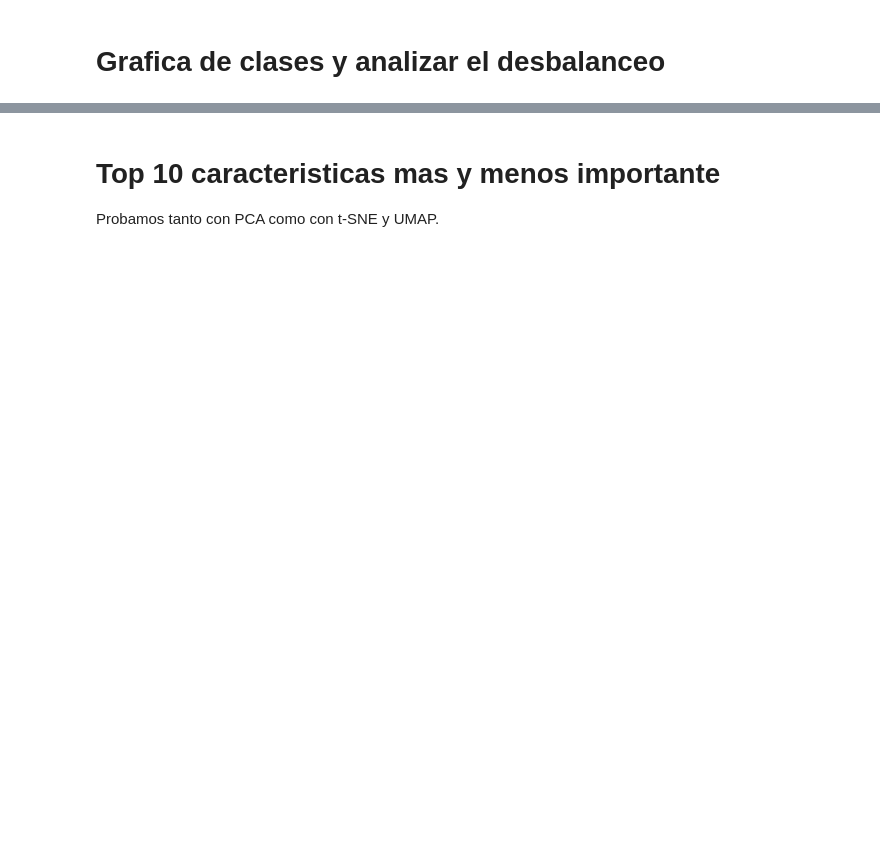
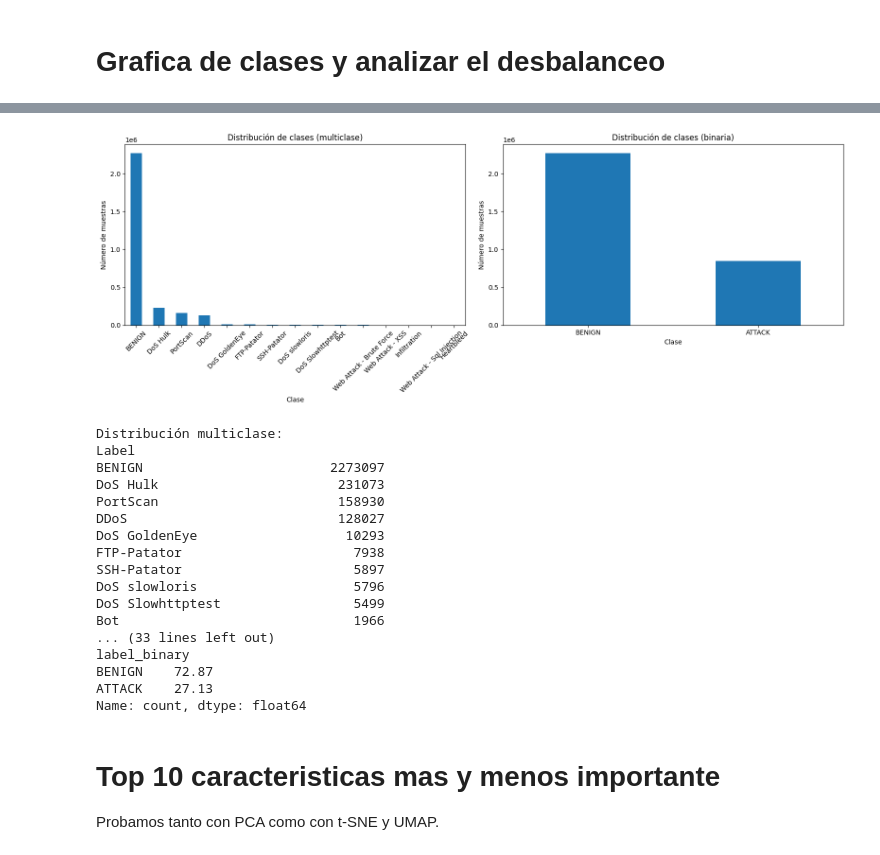
Before and after one commit to pabloChantada/cyber, a Jupyter notebook: analisis.ipynb, the cells around one changed output, grey strips where cells are left out. Drawn from its saved outputs; the diff is of its cells as text; code cells hidden in the pictures; blank space fills up the shorter version.

```diff
--- a/analisis.ipynb
+++ b/analisis.ipynb
@@ -181,15 +213,13 @@ Primeras 5 filas:
 # %%
-# Añadimos las columnas codificadas al DataFrame original
-encoded_df = pd.DataFrame(encoded_array, columns=encoder.get_feature_names_out(['Label']))
-df = pd.concat([df, encoded_df], axis=1)
+print("Columnas añadidas para análisis:")
+print("- hour")
+print("- day_of_week")
+print("- label_binary")
+print("- label_multiclass_encoded")
 
-# Eliminar la columna de label orginal y las columnas de IPs, Flow ID y Timestamp,
-#  ya que no aportan informacion util para el analisis y son categoricas no codificables
+print(f"\nShape actual del dataset: {df.shape}")
+print(f"Número total de columnas: {df.shape[1]}")
 
-# Al ser esto el analisis y no el preprocesado, no eliminamos estas columnas (creo=?)
-# df = df.drop(columns=['Label', 'Flow ID', 'Source IP', 'Destination IP', 'Timestamp'], errors='ignore')
-
-# De esta forma nos quedan las 85 columnas originales + 15 columnas codificadas
-print(f"Shape del dataset después de limpiar: {df.shape}")
-print(f"Columnas numéricas + etiquetas codificadas: {df.shape[1]}")
+# En esta fase NO eliminamos todavía Flow ID, IPs o Timestamp:
+# las conservamos para el análisis exploratorio y justificamos su exclusión más adelante en el modelado.
 # %% [output]
@@ -265,3 +281,61 @@ Label_Heartbleed: 0.00%
+# %%
+import matplotlib.pyplot as plt
+
+# Distribución multiclase
+class_counts_multi = df["Label"].value_counts()
+
+# Distribución binaria
+class_counts_binary = df["label_binary"].value_counts()
+
+fig, axes = plt.subplots(1, 2, figsize=(16, 6))
+
+# Multiclase
+class_counts_multi.plot(kind="bar", ax=axes[0])
+axes[0].set_title("Distribución de clases (multiclase)")
+axes[0].set_xlabel("Clase")
+axes[0].set_ylabel("Número de muestras")
+axes[0].tick_params(axis="x", rotation=45)
+
+# Binaria
+class_counts_binary.plot(kind="bar", ax=axes[1])
+axes[1].set_title("Distribución de clases (binaria)")
+axes[1].set_xlabel("Clase")
+axes[1].set_ylabel("Número de muestras")
+axes[1].tick_params(axis="x", rotation=0)
+
+plt.tight_layout()
+plt.show()
+
+print("Distribución multiclase:")
+print(class_counts_multi)
+
+print("\nPorcentajes multiclase:")
+print((class_counts_multi / len(df) * 100).round(2))
+
+print("\nDistribución binaria:")
+print(class_counts_binary)
+
+print("\nPorcentajes binarios:")
+print((class_counts_binary / len(df) * 100).round(2))
+# %% [output]
+[figure, added]
+Distribución multiclase:
+Label
+BENIGN                        2273097
+DoS Hulk                       231073
+PortScan                       158930
+DDoS                           128027
+DoS GoldenEye                   10293
+FTP-Patator                      7938
+SSH-Patator                      5897
+DoS slowloris                    5796
+DoS Slowhttptest                 5499
+Bot                              1966
+... (33 lines left out)
+label_binary
+BENIGN    72.87
+ATTACK    27.13
+Name: count, dtype: float64
 # %% [markdown]
 # Top 10 caracteristicas mas y menos importante
 
```
Also changed, not shown: parts of 14 cells of this notebook, 1 other file.
